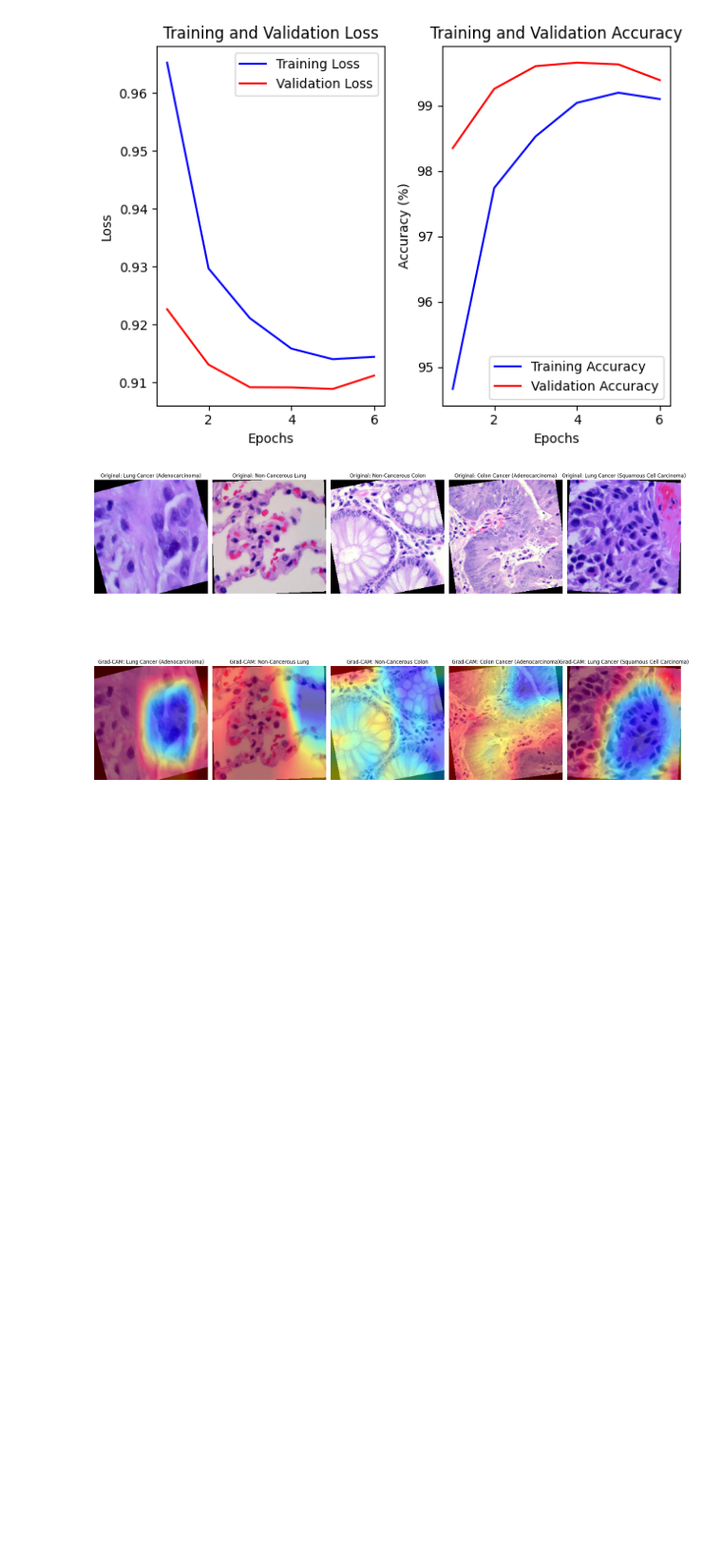
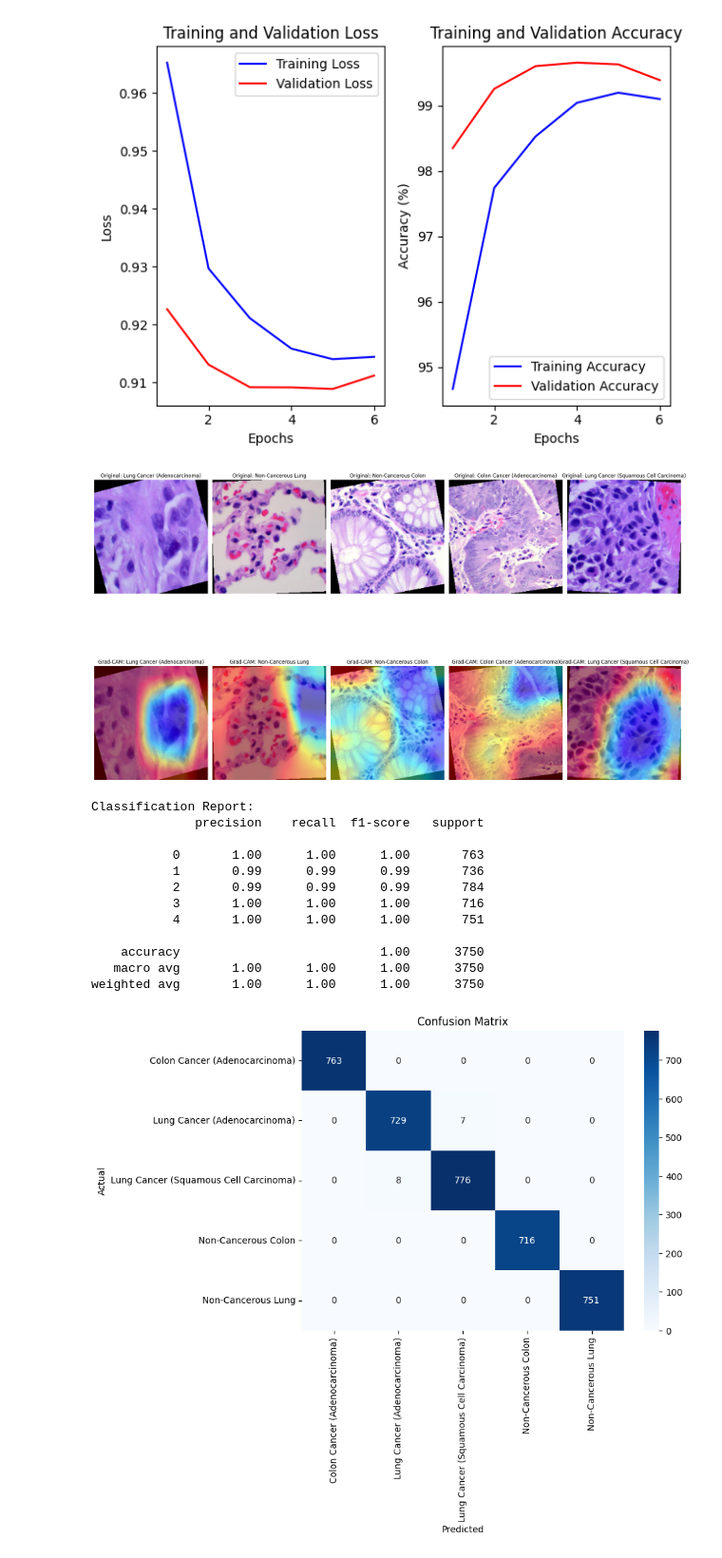
Before and after one commit to seanpaz478/USDAAI521Team1FinalProject, a Jupyter notebook: AAI_521FinalProject.ipynb, the cells around one changed output. Shown at 95% size. Drawn from its saved outputs; the diff is of its cells as text; code cells hidden in the pictures; blank space fills up the shorter version.

```diff
--- a/AAI_521FinalProject.ipynb
+++ b/AAI_521FinalProject.ipynb
@@ -367,3 +369,56 @@ class_samples = get_one_sample_per_class(test_set)
 visualize_samples_with_grad_cam(model, class_samples, grad_cam, device)
 # %% [output]
 [figure]
+# %%
+# Adding precision, recall, F1-score, ROC-AUC, and confusion matrix
+# Function to evaluate on a dataset
+def evaluate_model(model, data_loader):
+    model.eval()
+    all_preds = []
+    all_labels = []
+
+    with torch.no_grad():
+        for inputs, labels in data_loader:
+            inputs, labels = inputs.to(device), labels.to(device)
+            outputs = model(inputs)
+            _, preds = outputs.max(1)
+            all_preds.extend(preds.cpu().numpy())
+            all_labels.extend(labels.cpu().numpy())
+
+    # Classification report
+    print("Classification Report:")
+    print(classification_report(all_labels, all_preds))
+
+    # Confusion matrix
+    cm = confusion_matrix(all_labels, all_preds)
+    plt.figure(figsize=(8, 6))
+    sns.heatmap(cm, annot=True, fmt='d', cmap='Blues', xticklabels=dataset.classes, yticklabels=dataset.classes)
+    plt.xlabel("Predicted")
+    plt.ylabel("Actual")
+    plt.title("Confusion Matrix")
+    plt.show()
+
+    # ROC-AUC (for binary classification)
+    if len(dataset.classes) == 2:
+        roc_auc = roc_auc_score(all_labels, all_preds)
+        print(f"ROC-AUC Score: {roc_auc:.4f}")
+
+# Loading best model from checkpoint
+checkpoint = torch.load('checkpoint.pth')
+model.load_state_dict(checkpoint['model_state_dict'])
+
+evaluate_model(model, test_loader)
+# %% [output]
+Classification Report:
+              precision    recall  f1-score   support
+
+           0       1.00      1.00      1.00       763
+           1       0.99      0.99      0.99       736
+           2       0.99      0.99      0.99       784
+           3       1.00      1.00      1.00       716
+           4       1.00      1.00      1.00       751
+
+    accuracy                           1.00      3750
+   macro avg       1.00      1.00      1.00      3750
+weighted avg       1.00      1.00      1.00      3750
+[figure, added]
```
Also changed, not shown: parts of 1 cell of this notebook.
